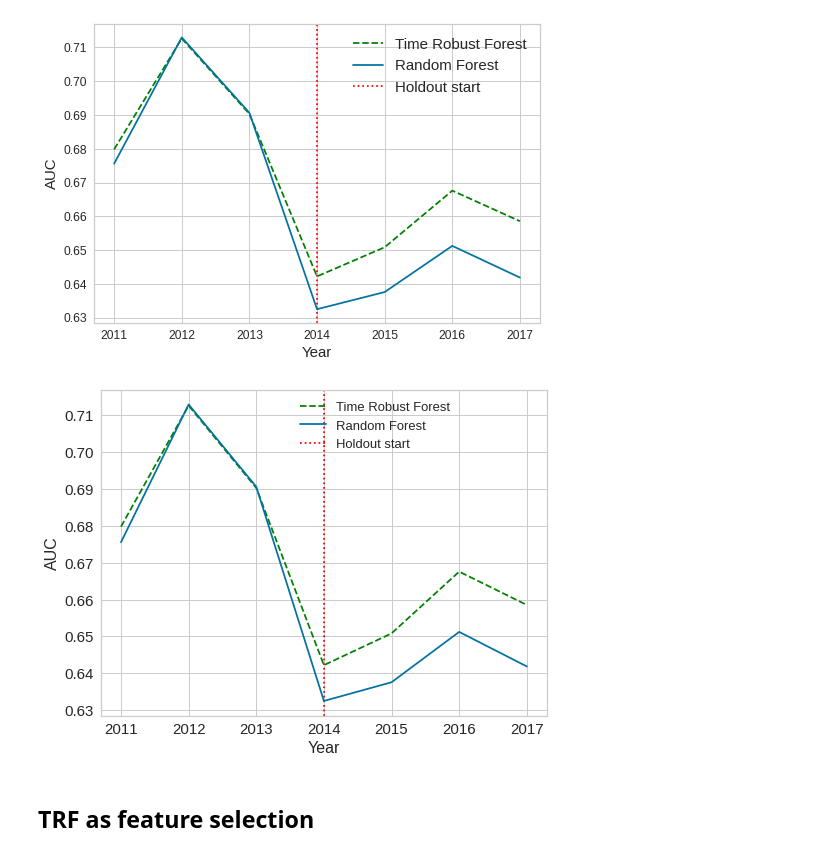
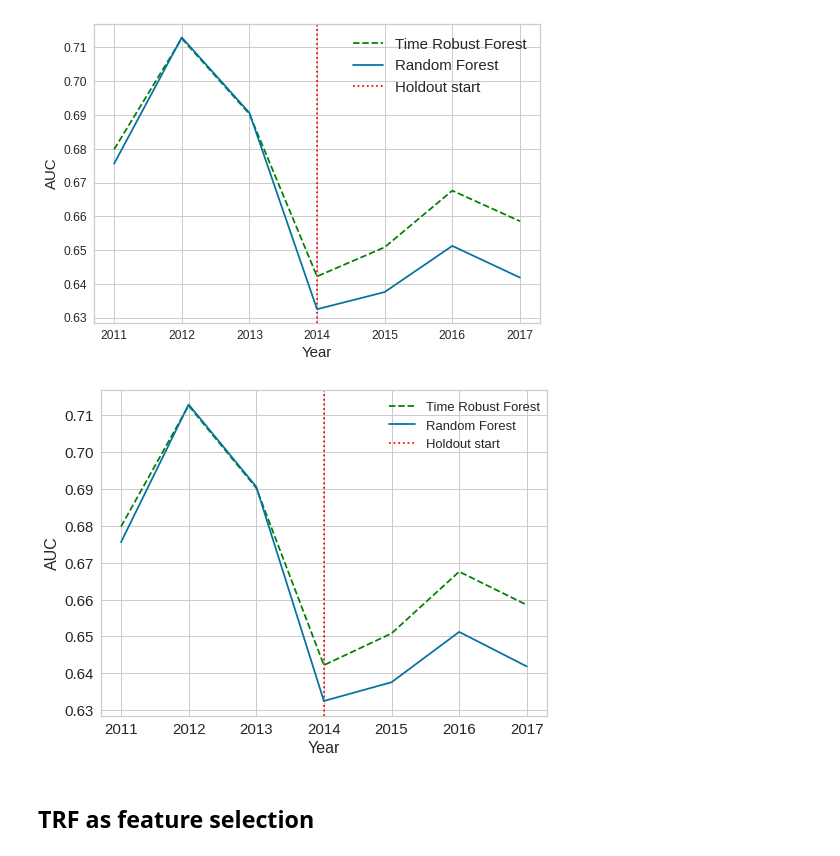
Before and after one commit to lgmoneda/time-robust-tree-paper, a Jupyter notebook: experiments/_kickstarter.ipynb, the cells around one changed output. Drawn from its saved outputs; the diff is of its cells as text; code cells hidden in the pictures.

Commit message:
Run images in the notebook, fix igm label

```diff
--- a/experiments/_kickstarter.ipynb
+++ b/experiments/_kickstarter.ipynb
@@ -684,26 +684,27 @@ plt.show()
 # %%
 plt.rcParams['figure.figsize'] = (8, 6)
 fig, ax = plt.subplots()
 pd.concat([test, out_of_time]).groupby(TIME_COLUMN).apply(lambda x: roc_auc_score(x[TARGET], x["challenger_prediction"])).plot(label="Time Robust Forest",
                                                                                                       linestyle="dashed",
                                                                                                       color="green", ax=ax)
 pd.concat([test, out_of_time]).groupby(TIME_COLUMN).apply(lambda x: roc_auc_score(x[TARGET], x["benchmark_prediction"])).plot(label="Random Forest", ax=ax)
 
 
 ax.xaxis.set_tick_params(labelsize=15)
 ax.yaxis.set_tick_params(labelsize=15)
 
 xmin, xmax, ymin, ymax = plt.axis()
 plt.vlines(training_end_year + 1, ymin, ymax, linestyle="dotted", color="red", label="Holdout start")
 plt.ylim([ymin, ymax])
-plt.legend(fontsize=13, bbox_to_anchor=(0.42, 1.0))
+plt.legend(fontsize=13,
+           bbox_to_anchor=(0.62, 1.0))
 
 plt.ylabel("AUC", fontsize=16)
 plt.xlabel("Year", fontsize=16)
 plt.savefig("../images/{}_test_holdout_auc_years_square.eps".format(PREFIX), format="eps")
 plt.show()
 # %% [output]
-[figure, old version]
+[figure, new version]
 # %% [markdown]
 ## TRF as feature selection
 # %%
```
Also changed, not shown: parts of 7 cells of this notebook, 7 other files.
